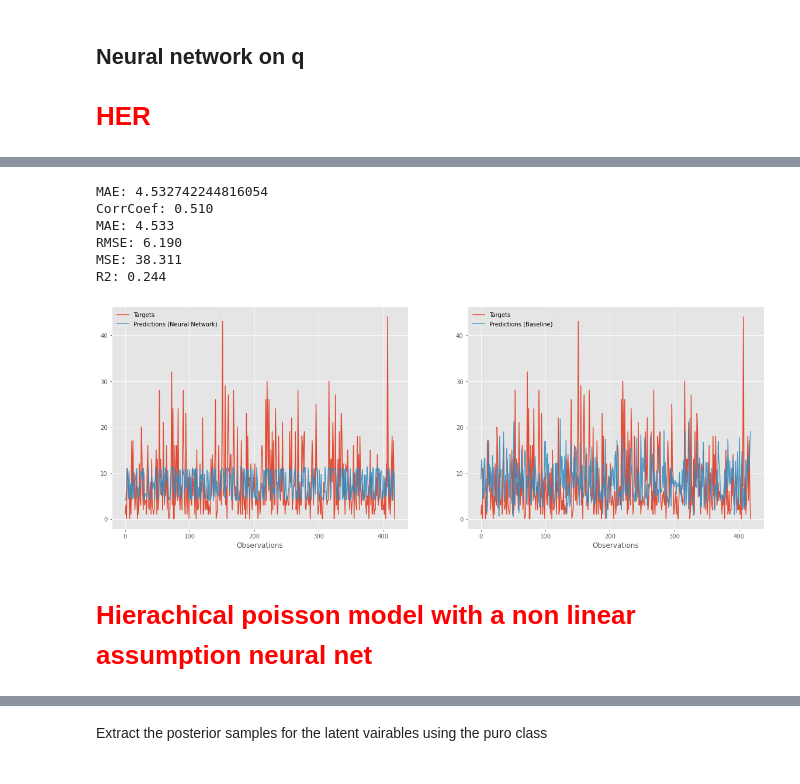
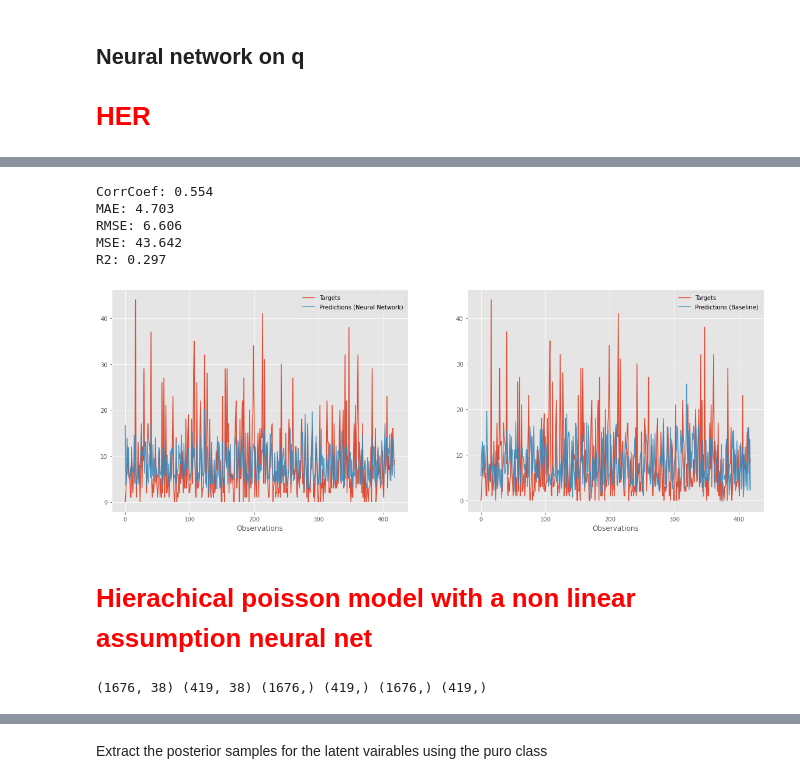
Before and after one commit to KatinkaKlepsch/model_based_ML, a Jupyter notebook: Modelling_notebook.ipynb, the cells around one changed output, grey strips where cells are left out. Cells and saved outputs as stored; diff of their text form; code cells hidden in the pictures.

```diff
--- a/Modelling_notebook.ipynb
+++ b/Modelling_notebook.ipynb
@@ -909,7 +925,7 @@ def hierarchical_model_pois(X ,cat, n_cat, obs=None):
 
     return y
 # %%
-feature_ids = [0, *(feature_ids + 1)]
+#feature_ids = [0, *(feature_ids + 1)]
 # prepare data for modelling  = > conver tto tensors
 n_cat = int(len(df_all['County'].unique())) # maximum number of conties
 n_ind = ind.max() # maximal no of injuries pr census tracts
@@ -920,8 +936,8 @@ y_train = torch.tensor(y_train).float()
 cat_train = torch.tensor(cat_train).long()  # these are indices, therefore they need to be (long) integers
 
 # mangler at add intercept
-X_train_std_fs = torch.cat((torch.ones(X_train_std_fs.shape[0], 1), X_train_std_fs), dim=-1)
-X_test_std_fs = torch.cat((torch.ones(X_test_std_fs.shape[0], 1), X_test_std_fs), dim=-1)
+# X_train_std_fs = torch.cat((torch.ones(X_train_std_fs.shape[0], 1), X_train_std_fs), dim=-1)
+# X_test_std_fs = torch.cat((torch.ones(X_test_std_fs.shape[0], 1), X_test_std_fs), dim=-1)
 # %%
 %%time
 
@@ -1456,8 +1416,25 @@ def nnet_interpretable_model(X, y=None):
 
     return y
+# %%
+#feature_ids = [0, *(feature_ids + 1)]
+# prepare data for modelling  = > conver tto tensors
+n_cat = int(len(df_all['County'].unique())) # maximum number of conties
+n_ind = ind.max() # maximal no of injuries pr census tracts
+
+X_train = torch.tensor(X_train[:,feature_ids]).float()
+X_test = torch.tensor(X_test[:,feature_ids]).float()
+
+X_train_std_fs = torch.tensor(X_train_std[:,feature_ids]).float()
+X_test_std_fs = torch.tensor(X_test_std[:,feature_ids]).float()
+y_train = torch.tensor(y_train).float()
+cat_train = torch.tensor(cat_train).long()  # these are indices, therefore they need to be (long) integers
+
+# mangler at add intercept
+X_train_std_fs = torch.cat((torch.ones(X_train_std_fs.shape[0], 1), X_train_std_fs), dim=-1)
+X_test_std_fs = torch.cat((torch.ones(X_test_std_fs.shape[0], 1), X_test_std_fs), dim=-1)
 # %%
 # Define guide function
-guide = AutoDiagonalNormal(nnet_interpretable_model)
+guide = AutoDiagonalNormal(nnet_interpretable_model_gamma)
 
 # Reset parameter values
 pyro.clear_param_store()
@@ -1471,11 +1448,11 @@ optimizer = ClippedAdam(adam_params)
 
 # Setup the inference algorithm
 elbo = Trace_ELBO(num_particles=1)
-svi = SVI(nnet_interpretable_model, guide, optimizer, loss=elbo)
+svi = SVI(nnet_interpretable_model_gamma, guide, optimizer, loss=elbo)
 
 # Do gradient steps
 for step in range(n_steps):
-    elbo = svi.step(X_train, y_train)
+    elbo = svi.step(X_train_std_fs, y_train)
     if step % 500 == 0:
         print("[%d] ELBO: %.1f" % (step, elbo))
 # %% [output]
@@ -1492,28 +1488,39 @@ Estimated beta: 3.1886442
 # %%
 # Make predictions for test set
-predictive = Predictive(nnet_interpretable_model, guide=guide, num_samples=1000,
+predictive = Predictive(nnet_interpretable_model_gamma, guide=guide, num_samples=1000,
                         return_sites=("obs", "_RETURN"))
-samples = predictive(X_test)
+samples = predictive(X_test_std_fs)
 
-y_pred_neural = samples["obs"].mean(axis=0).detach().numpy()
-mae = np.mean(np.abs(y_test - y_pred_neural))
-print("MAE:", mae)
+y_pred_neural_gamma = samples["obs"].mean(axis=0).detach().numpy()
+#mae = np.mean(np.abs(y_test - y_pred_neural))
+#print("MAE:", mae)
 
 
-corr, mae, rae, rmse, mse, r2 = compute_error(y_test, y_pred_neural)
+corr, mae, rae, rmse, mse, r2 = compute_error(y_test, y_pred_neural_gamma)
 print("CorrCoef: %.3f\nMAE: %.3f\nRMSE: %.3f\nMSE: %.3f\nR2: %.3f" % (corr, mae, rmse, mse,r2))
 # %% [output]
-MAE: 4.532742244816054
-CorrCoef: 0.510
-MAE: 4.533
-RMSE: 6.190
-MSE: 38.311
-R2: 0.244
+CorrCoef: 0.554
+MAE: 4.703
+RMSE: 6.606
+MSE: 43.642
+R2: 0.297
 # %%
-plot_predictions_comp(y_test,y_pred_neural,"Predictions (Neural Network)",y_pred_lreg_fs, "Predictions (Baseline)")
+plot_predictions_comp(y_test,y_pred_neural_gamma,"Predictions (Neural Network)",y_pred_lreg_fs, "Predictions (Baseline)")
 # %% [output]
-[figure, old version]
+[figure, new version]
 # %% [markdown]
 # <span style="color:red">Hierachical poisson model with a non linear assumption neural net
 </span>
+# %%
+#load data
+
+# Prepare data for Pyro model
+
+(X_train, X_test), (y_train, y_test), (cat_train,cat_test), (ind_train,ind_test), ind, cat_string,(_,_) = split_data(df_all, removed_attributes,True)
+
+# standardise data - evt slette?
+X_train_std = standardization(X_train)
+X_test_std = standardization(X_test)
+# %% [output]
+(1676, 38) (419, 38) (1676,) (419,) (1676,) (419,)
 # %%
```
Also changed, not shown: parts of 33 cells of this notebook.
